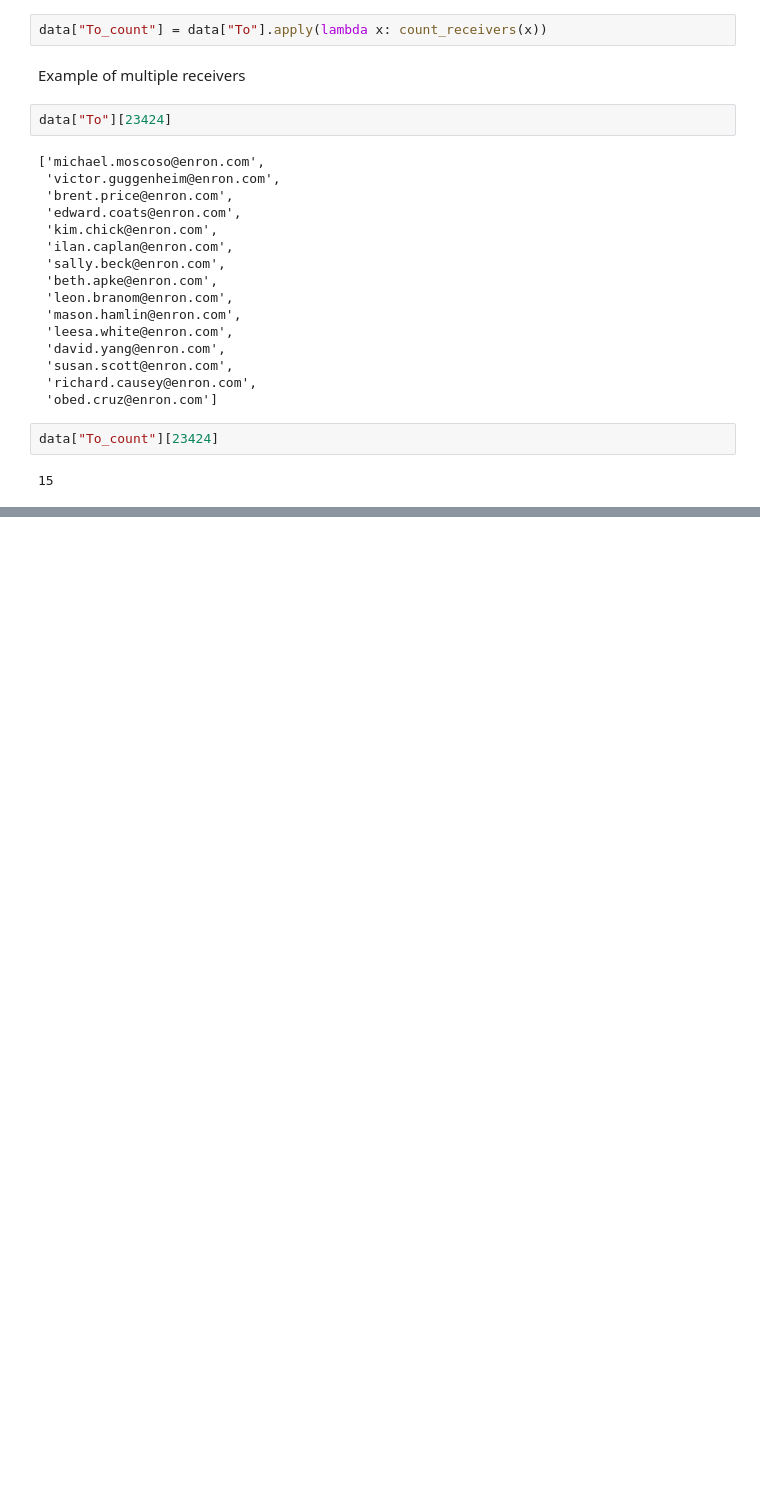
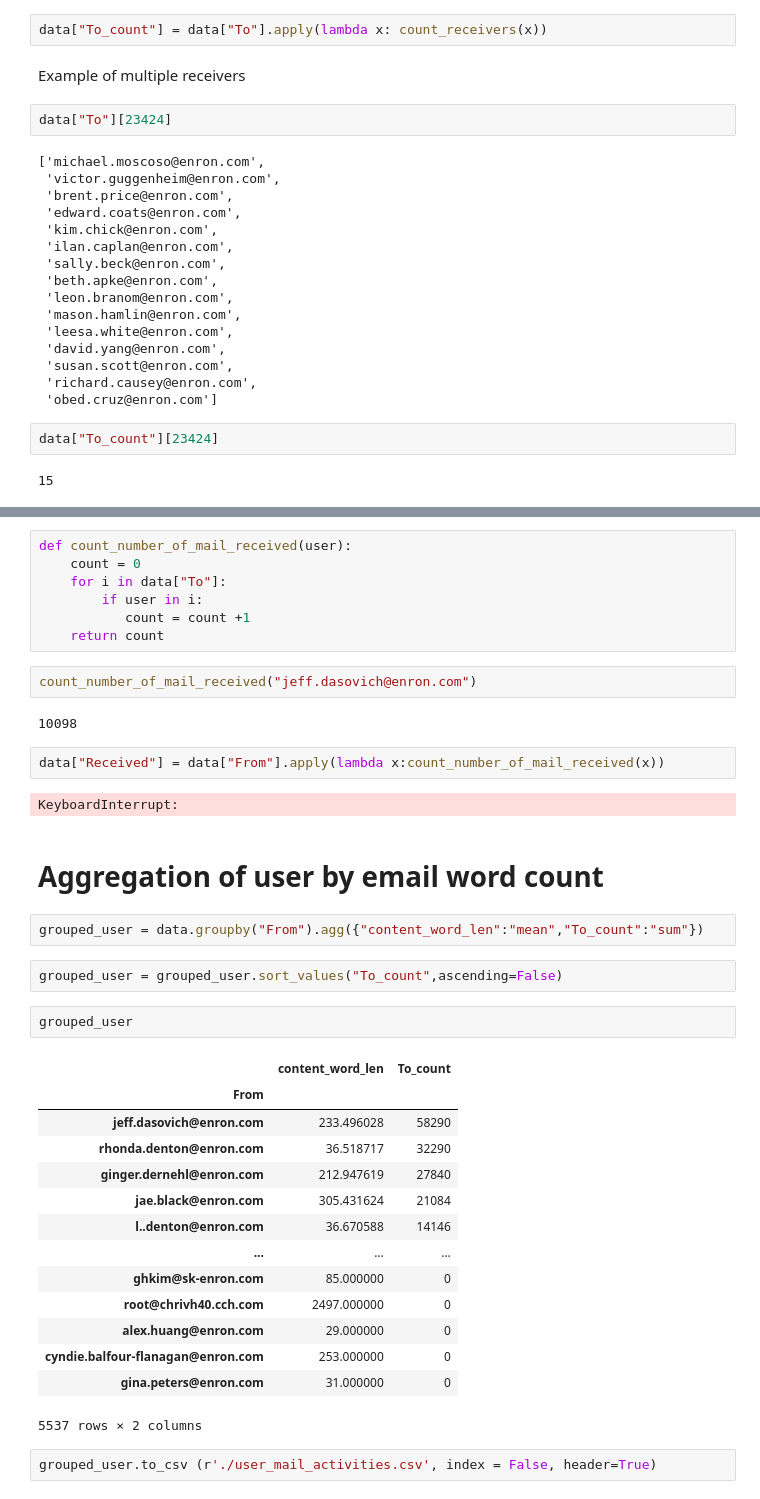
Before and after one commit to baptiste-mouton/ig4_dataScienceProject, a Jupyter notebook: data_cleaning_am.ipynb, the cells around one changed output, grey strips where cells are left out. Saved outputs shown, nothing was run; the diff lists cells and outputs as text; blank space fills up the shorter version.

```diff
--- a/data_cleaning_am.ipynb
+++ b/data_cleaning_am.ipynb
@@ -262,0 +259,40 @@ data["To_count"][23424]
+# %%
+def count_number_of_mail_received(user):
+    count = 0
+    for i in data["To"]:
+        if user in i:
+           count = count +1
+    return count
+# %%
+count_number_of_mail_received("jeff.dasovich@enron.com")
+# %% [output]
+10098
+# %%
+data["Received"] = data["From"].apply(lambda x:count_number_of_mail_received(x))
+# %% [output]
+KeyboardInterrupt:
+# %% [markdown]
+# Aggregation of user by email word count
+# %%
+grouped_user = data.groupby("From").agg({"content_word_len":"mean","To_count":"sum"})
+# %%
+grouped_user = grouped_user.sort_values("To_count",ascending=False)
+# %%
+grouped_user
+# %% [output]
+|  | content_word_len | To_count |
+| From |  |  |
+| jeff.dasovich@enron.com | 233.496028 | 58290 |
+| rhonda.denton@enron.com | 36.518717 | 32290 |
+| ginger.dernehl@enron.com | 212.947619 | 27840 |
+| jae.black@enron.com | 305.431624 | 21084 |
+| l..denton@enron.com | 36.670588 | 14146 |
+| ... | ... | ... |
+| ghkim@sk-enron.com | 85.000000 | 0 |
+| root@chrivh40.cch.com | 2497.000000 | 0 |
+| alex.huang@enron.com | 29.000000 | 0 |
+| cyndie.balfour-flanagan@enron.com | 253.000000 | 0 |
+| gina.peters@enron.com | 31.000000 | 0 |
+5537 rows × 2 columns
+# %%
+grouped_user.to_csv (r'./user_mail_activities.csv', index = False, header=True)
```
Also changed, not shown: parts of 28 cells of this notebook.
